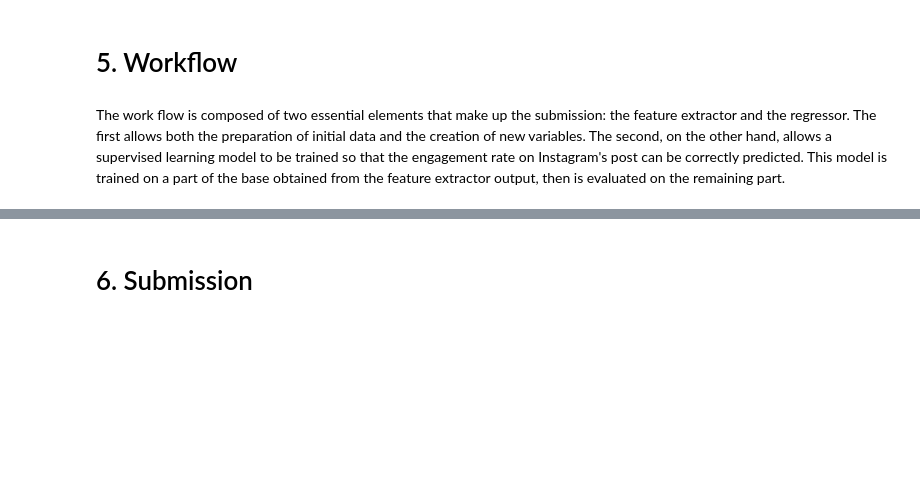
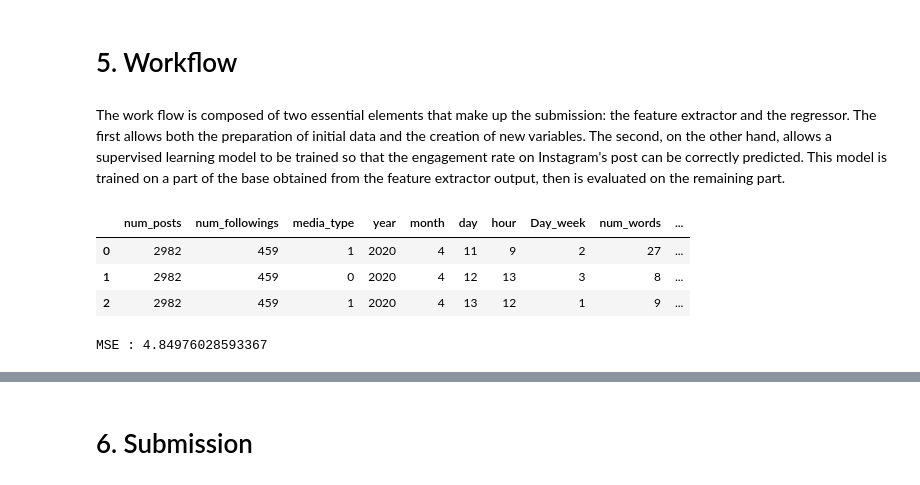
Before and after one commit to BadrAlpha07/Data-Camp-Project, a Jupyter notebook: engagement_rate_starting_kit.ipynb, the cells around one changed output, grey strips where cells are left out. Cells and saved outputs as stored; diff of their text form; code cells hidden in the pictures; blank space fills up the shorter version.

```diff
--- a/engagement_rate_starting_kit.ipynb
+++ b/engagement_rate_starting_kit.ipynb
@@ -460,36 +459,24 @@ The work flow is composed of two essential elements that make up the submission:
 # %%
 from sklearn.preprocessing import LabelEncoder, StandardScaler, OneHotEncoder
 from sklearn.ensemble import RandomForestRegressor
 
-df = pd.read_csv('preprocess_data.csv')
+df = pd.read_csv('data/preprocess_data.csv')
 df = df.drop(columns = ['Unnamed: 0', 'num_followers','num_comments','num_likes','post_description',
                        'clean_post_description'])
 df['sentiment'] = df['sentiment'].replace({'neutral':0,'positive':1,'negative':-1})
 df['media_type'] = df['media_type'].replace({'Photo':0,'Video':1})
 
 df['Day_week'] = LabelEncoder().fit_transform(df['Day_week'])
 
-df['pr_activity'] = df['pr_activity'].apply(lambda x : x.lower())
-df['pr_activity'] = df['pr_activity'].apply(lambda x : x.replace(' et ',''))
-df['pr_activity'] = df['pr_activity'].apply(lambda x : x.replace('cienne','cien'))
-df['pr_activity'] = df['pr_activity'].apply(lambda x : x.replace('trice','teur'))
-df['pr_activity'] = df['pr_activity'].apply(lambda x : x.replace('comédienne','acteur'))
-df['pr_activity'] = df['pr_activity'].replace({'footballeur':'Sportif',
-                                        'joueur de basket-ball':'Sportif','acteur':'Acteur/Actrice',
-                                        'acteurcatcheur professionnel':'Acteur/Actrice','magazine':'Marque',
-                                        'vêtements':'Marque','musicienacteur':'Musicien/Musicienne',
-                                        'club de football':'Marque', 'joueur de cricket':'Sportif',
-                                        'ex-footballeur':'Sportif','agence spatiale':'Marque',
-                                        'compétition de football':'Marque','acteurmusicien':'Acteur/Actrice',
-                                        'lingerie':'Marque','modèle':'Modèle','musicien':'Musicien/Musicienne',
-                                         'personnalité de téléréalitémodèle': 'Personnalité de téléréalité',
-                                         'personnalité de téléréalité':'Personnalité de téléréalité'})
-df = df[df['pr_activity'] != 'Marque']
-
 df = pd.concat([df, pd.get_dummies(df['pr_activity'])],axis=1)
 df = df.drop(columns = ['pr_activity','Modèle','influencer'])
 
 df.head(3)
+# %% [output]
+|  | num_posts | num_followings | media_type | year | month | day | hour | Day_week | num_words | ... |
+| 0 | 2982 | 459 | 1 | 2020 | 4 | 11 | 9 | 2 | 27 | ... |
+| 1 | 2982 | 459 | 0 | 2020 | 4 | 12 | 13 | 3 | 8 | ... |
+| 2 | 2982 | 459 | 1 | 2020 | 4 | 13 | 12 | 1 | 9 | ... |
 # %%
 from sklearn.model_selection import train_test_split
 from sklearn.ensemble import RandomForestRegressor
@@ -507,6 +494,8 @@ y_predict = model.predict(X_test)
 # %%
 from sklearn.metrics import mean_squared_error
 print('MSE :', mean_squared_error(y_predict, y_test))
+# %% [output]
+MSE : 4.84976028593367
 # %%
 importances = model.feature_importances_
 indices = np.argsort(importances)[::-1]
```
Also changed, not shown: parts of 8 cells of this notebook, 1 other file.
